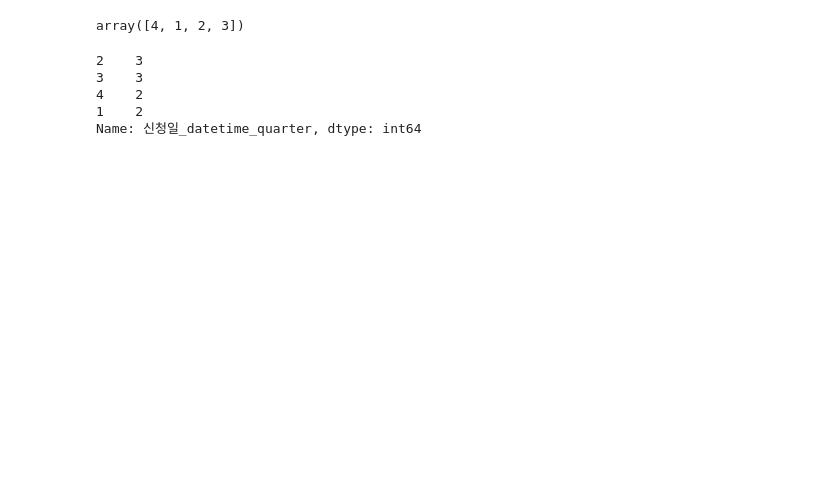
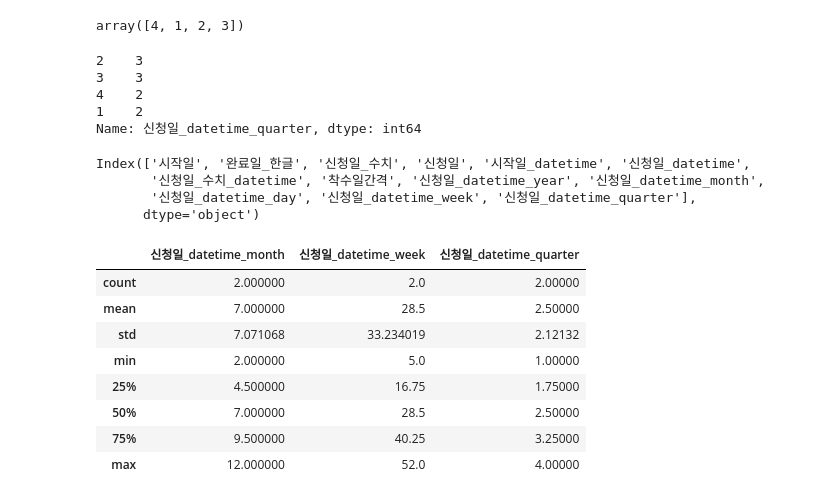
Before and after one commit to entangelk/study_data_analytics, a Jupyter notebook: docs/pandas/03_pandas_datetimes.ipynb, the cells around one changed output. Saved outputs shown, nothing was run; the diff lists cells and outputs as text; code cells hidden in the pictures; blank space fills up the shorter version.

```diff
--- a/docs/pandas/03_pandas_datetimes.ipynb
+++ b/docs/pandas/03_pandas_datetimes.ipynb
@@ -167,3 +167,24 @@ df_datetimes['신청일_datetime_quarter'].value_counts()
 4    2
 1    2
 Name: 신청일_datetime_quarter, dtype: int64
+# %%
+df_datetimes.columns
+# %% [output]
+Index(['시작일', '완료일_한글', '신청일_수치', '신청일', '시작일_datetime', '신청일_datetime',
+       '신청일_수치_datetime', '착수일간격', '신청일_datetime_year', '신청일_datetime_month',
+       '신청일_datetime_day', '신청일_datetime_week', '신청일_datetime_quarter'],
+      dtype='object')
+# %%
+df_startday_compose =  df_datetimes[['신청일_datetime_month','신청일_datetime_week','신청일_datetime_quarter']][:2]
+# %%
+df_startday_compose.describe(datetime_is_numeric=True)
+# %% [output]
+|  | 신청일_datetime_month | 신청일_datetime_week | 신청일_datetime_quarter |
+| count | 2.000000 | 2.0 | 2.00000 |
+| mean | 7.000000 | 28.5 | 2.50000 |
+| std | 7.071068 | 33.234019 | 2.12132 |
+| min | 2.000000 | 5.0 | 1.00000 |
+| 25% | 4.500000 | 16.75 | 1.75000 |
+| 50% | 7.000000 | 28.5 | 2.50000 |
+| 75% | 9.500000 | 40.25 | 3.25000 |
+| max | 12.000000 | 52.0 | 4.00000 |
```
